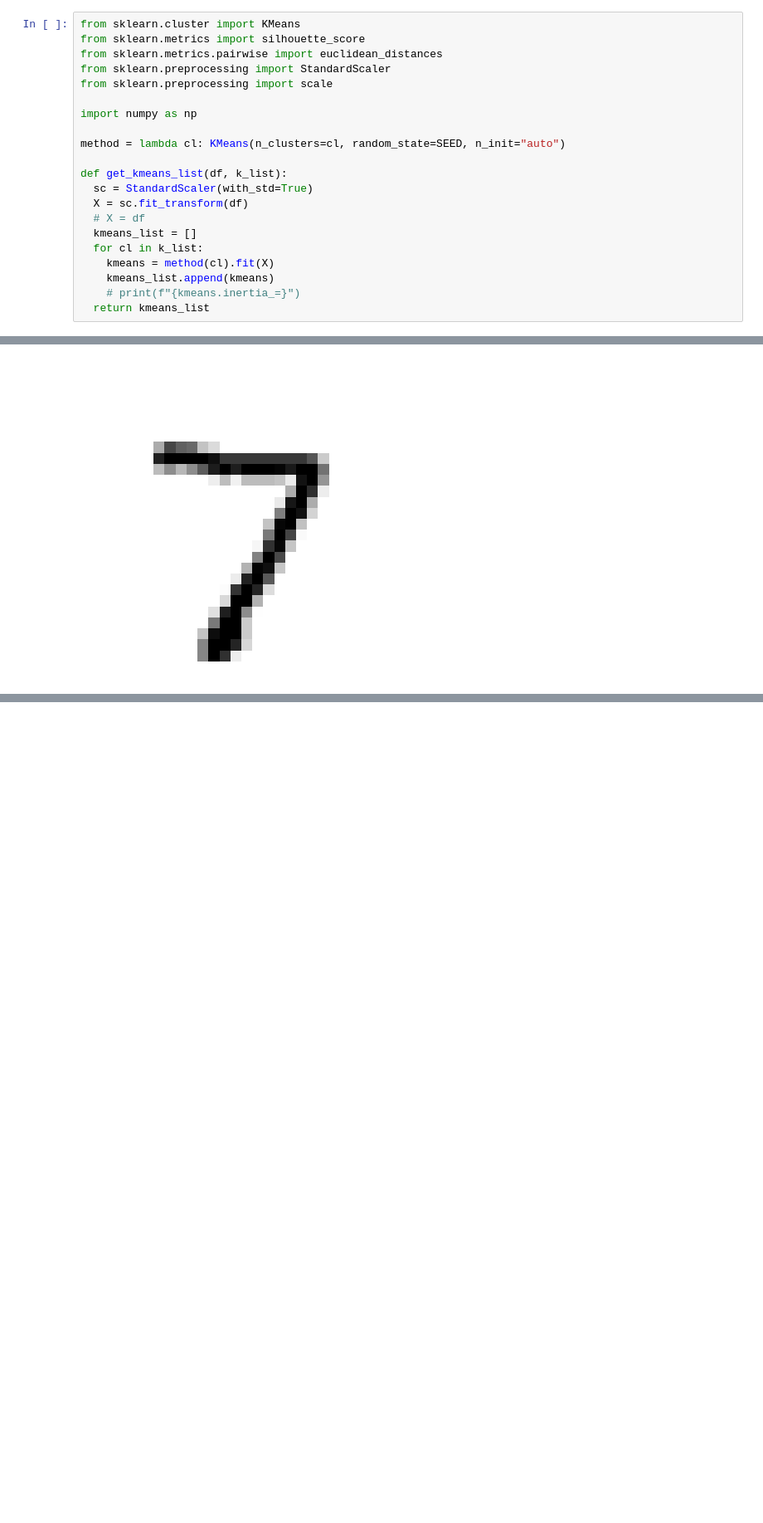
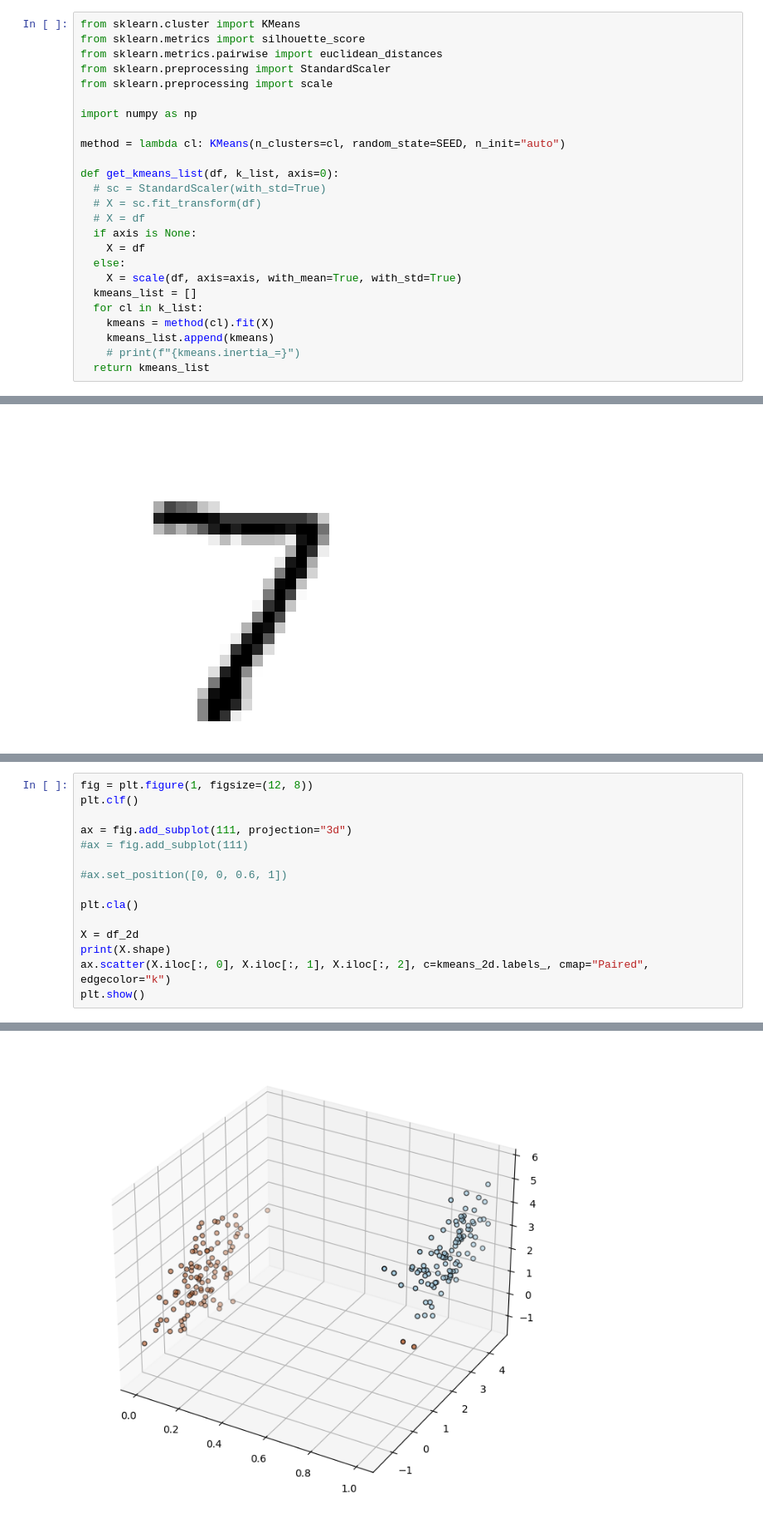
Before and after one commit to lexxai/goit_python_ds_hw_06, a Jupyter notebook: goit_python_ds_hw_06.ipynb, the cells around one changed output, grey strips where cells are left out. Shown at 83% size. Cells and saved outputs as stored; diff of their text form; blank space fills up the shorter version.

```diff
--- a/goit_python_ds_hw_06.ipynb
+++ b/goit_python_ds_hw_06.ipynb
@@ -91,10 +91,14 @@ import numpy as np
 
 method = lambda cl: KMeans(n_clusters=cl, random_state=SEED, n_init="auto")
 
-def get_kmeans_list(df, k_list):
-  sc = StandardScaler(with_std=True)
-  X = sc.fit_transform(df)
+def get_kmeans_list(df, k_list, axis=0):
+  # sc = StandardScaler(with_std=True)
+  # X = sc.fit_transform(df)
   # X = df
+  if axis is None:
+    X = df
+  else:
+    X = scale(df, axis=axis, with_mean=True, with_std=True)
   kmeans_list = []
   for cl in k_list:
     kmeans = method(cl).fit(X)
@@ -278,0 +283,16 @@ array([[0., 0., 0., ..., 0., 0., 0.],
+# %%
+fig = plt.figure(1, figsize=(12, 8))
+plt.clf()
+
+ax = fig.add_subplot(111, projection="3d")
+#ax = fig.add_subplot(111)
+
+#ax.set_position([0, 0, 0.6, 1])
+
+plt.cla()
+
+X = df_2d
+print(X.shape)
+ax.scatter(X.iloc[:, 0], X.iloc[:, 1], X.iloc[:, 2], c=kmeans_2d.labels_, cmap="Paired", edgecolor="k")
+plt.show()
+# %% [output]
@@ -278,0 +300 @@ array([[0., 0., 0., ..., 0., 0., 0.],
+[figure, added]
```
Also changed, not shown: parts of 19 cells of this notebook.
